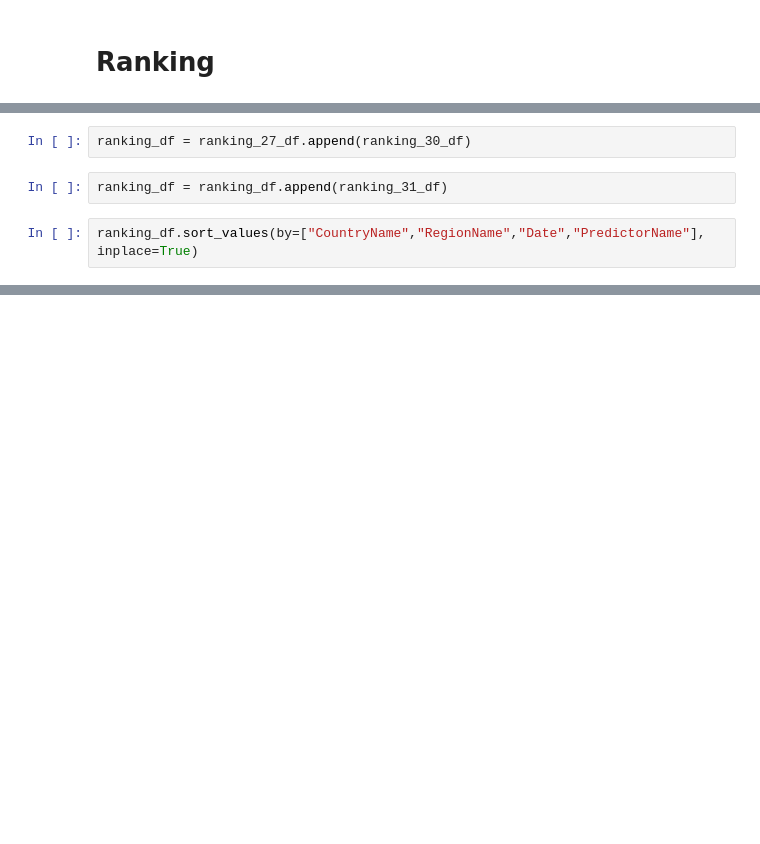
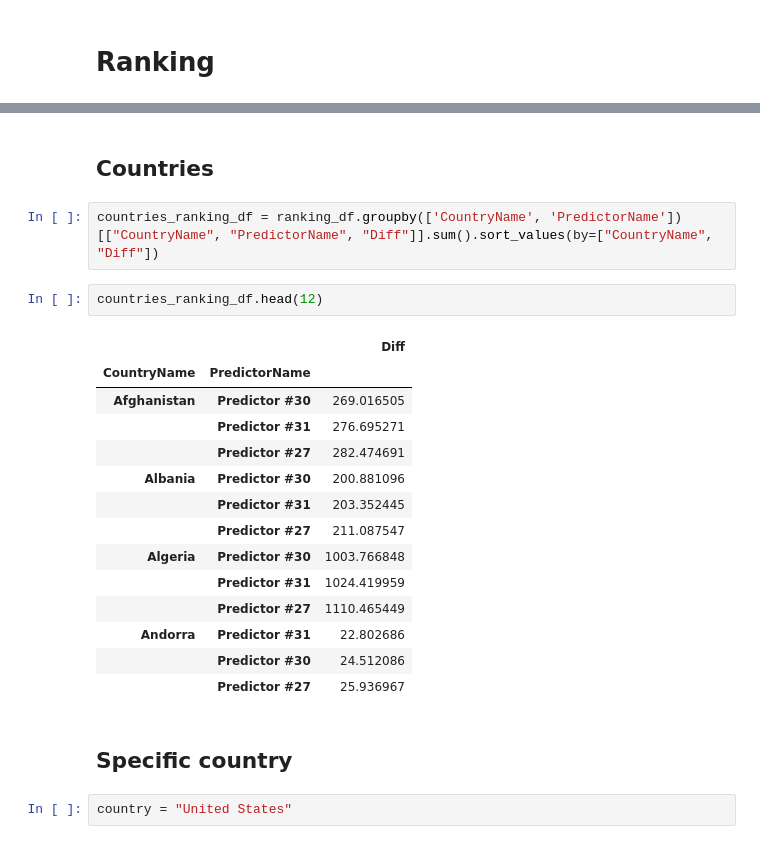
Before and after one commit to cognizant-ai-labs/covid-xprize, a Jupyter notebook: onf_robojudge.ipynb, the cells around one changed output, grey strips where cells are left out. Cells and saved outputs as stored; diff of their text form; blank space fills up the shorter version.

```diff
--- a/onf_robojudge.ipynb
+++ b/onf_robojudge.ipynb
@@ -218,6 +155,0 @@ ranking_31_df = actual_df.merge(preds_31_df, on=['CountryName', 'Date'], how='le
-# %%
-ranking_df = ranking_27_df.append(ranking_30_df)
-# %%
-ranking_df = ranking_df.append(ranking_31_df)
-# %%
-ranking_df.sort_values(by=["CountryName","RegionName","Date","PredictorName"], inplace=True)
@@ -288 +163,26 @@ PredictorName
 Name: Diff, dtype: float64
+# %% [markdown]
+## Countries
+# %%
+countries_ranking_df = ranking_df.groupby(['CountryName', 'PredictorName'])[["CountryName", "PredictorName", "Diff"]].sum().sort_values(by=["CountryName", "Diff"])
+# %%
+countries_ranking_df.head(12)
+# %% [output]
+|  |  | Diff |
+| CountryName | PredictorName |  |
+| Afghanistan | Predictor #30 | 269.016505 |
+|  | Predictor #31 | 276.695271 |
+|  | Predictor #27 | 282.474691 |
+| Albania | Predictor #30 | 200.881096 |
+|  | Predictor #31 | 203.352445 |
+|  | Predictor #27 | 211.087547 |
+| Algeria | Predictor #30 | 1003.766848 |
+|  | Predictor #31 | 1024.419959 |
+|  | Predictor #27 | 1110.465449 |
+| Andorra | Predictor #31 | 22.802686 |
+|  | Predictor #30 | 24.512086 |
+|  | Predictor #27 | 25.936967 |
+# %% [markdown]
+## Specific country
+# %%
+country = "United States"
```
Also changed, not shown: parts of 85 cells of this notebook.
